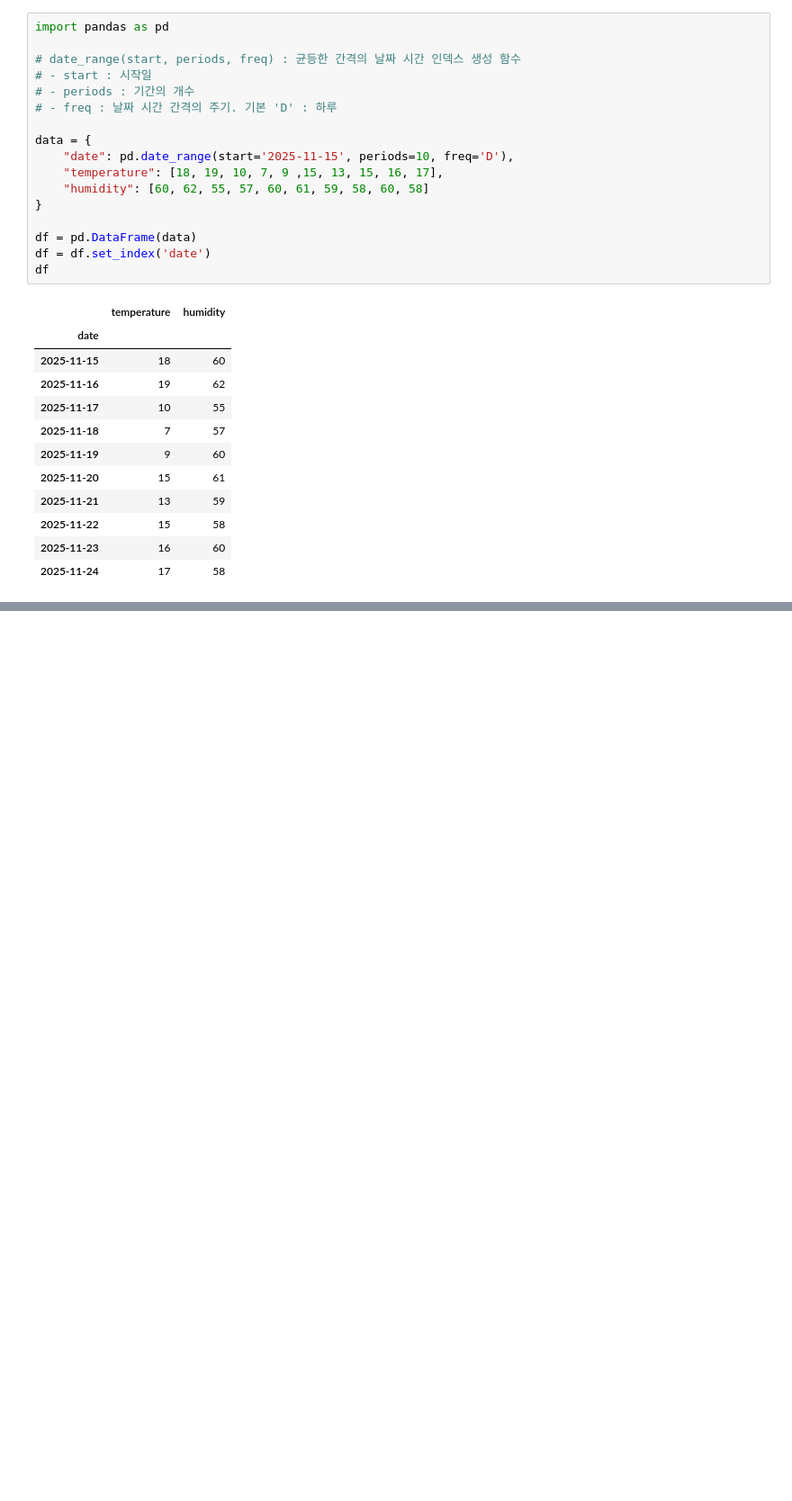
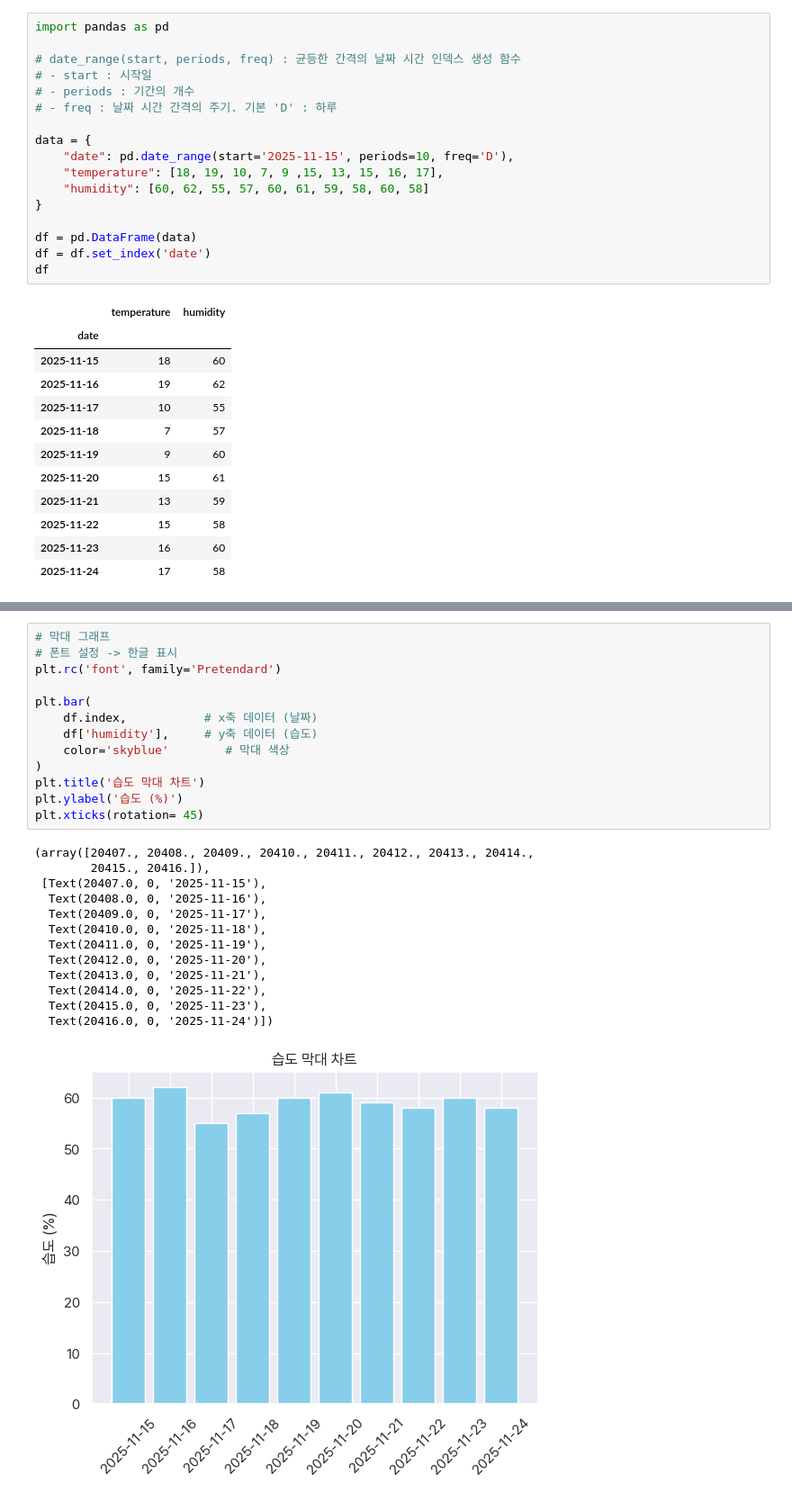
Before and after one commit to ParkChanNeul/DataAnalysis, a Jupyter notebook: pandas/9_data_visualization.ipynb, the cells around one changed output, grey strips where cells are left out. Shown at 90% size. Drawn from its saved outputs; the diff is of its cells as text; blank space fills up the shorter version.

```diff
--- a/pandas/9_data_visualization.ipynb
+++ b/pandas/9_data_visualization.ipynb
@@ -66,0 +109,27 @@ df[['temperature', 'humidity']].plot(title='Temperature & Humidity')
+# %%
+# 막대 그래프
+# 폰트 설정 -> 한글 표시
+plt.rc('font', family='Pretendard')
+
+plt.bar(
+    df.index,           # x축 데이터 (날짜)
+    df['humidity'],     # y축 데이터 (습도)
+    color='skyblue'        # 막대 색상
+)
+plt.title('습도 막대 차트')
+plt.ylabel('습도 (%)')
+plt.xticks(rotation= 45)
+# %% [output]
+(array([20407., 20408., 20409., 20410., 20411., 20412., 20413., 20414.,
+        20415., 20416.]),
+ [Text(20407.0, 0, '2025-11-15'),
+  Text(20408.0, 0, '2025-11-16'),
+  Text(20409.0, 0, '2025-11-17'),
+  Text(20410.0, 0, '2025-11-18'),
+  Text(20411.0, 0, '2025-11-19'),
+  Text(20412.0, 0, '2025-11-20'),
+  Text(20413.0, 0, '2025-11-21'),
+  Text(20414.0, 0, '2025-11-22'),
+  Text(20415.0, 0, '2025-11-23'),
+  Text(20416.0, 0, '2025-11-24')])
+[figure, added]
```
Also changed, not shown: parts of 9 cells of this notebook, 1 other file.
